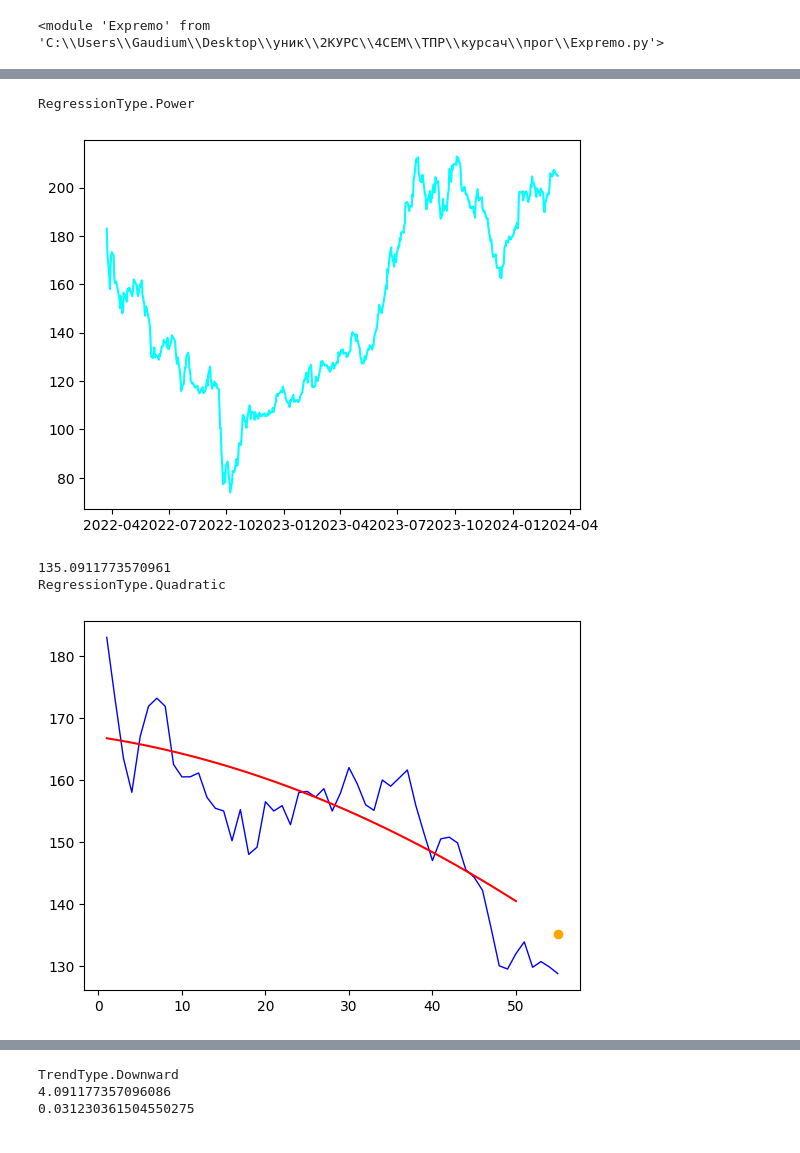
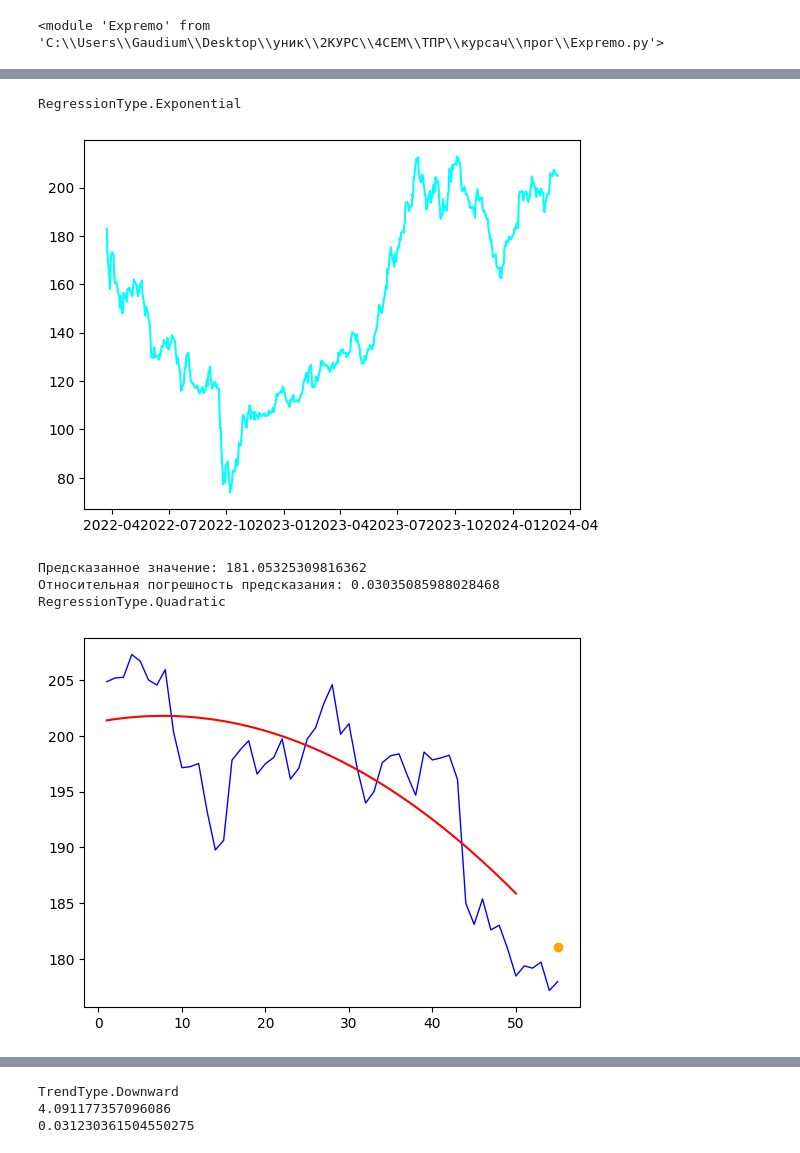
Before and after one commit to kgaudium/expremo, a Jupyter notebook: main.ipynb, the cells around one changed output, grey strips where cells are left out. Cells and saved outputs as stored; diff of their text form; code cells hidden in the pictures.

```diff
--- a/main.ipynb
+++ b/main.ipynb
@@ -18,8 +18,10 @@ importlib.reload(Expremo)
 # %% [output]
 <module 'Expremo' from 'C:\\Users\\Gaudium\\Desktop\\уник\\2КУРС\\4СЕМ\\ТПР\\курсач\\прог\\Expremo.py'>
 # %%
-nlmk_data = CsvToExchangeData.exchange_data_list_from_csv("Прошлые данные - NLMK.csv", ExchangeData.ExchangeDataType.Stock, "NLMK")
-nlmk_data.reverse()
-for stock in nlmk_data:
-    # print(stock)
-    pass
+nlmk_data = CsvToExchangeData.exchange_data_list_from_csv(csv_path="Прошлые данные - NLMK.csv",
+                                                          exchange_data_type=ExchangeData.ExchangeDataType.Stock,
+                                                          name="NLMK")
+
+price = [float(nlmk_data[i].price) for i in range(len(nlmk_data))]
+plt.plot([data.date for data in nlmk_data], price, color='blue')
+plt.show()
@@ -48,17 +52,19 @@ plt.plot([data.date for data in nlmk_data], price, color='cyan')
 print(Regression.get_best_regression_type(time, price))
 # print(prediction_set)
 # %% [output]
-RegressionType.Power
+RegressionType.Exponential
 [figure]
 # %%
 predictor = Expremo.Expremo(price, time)
-predictor.set_regression_type(Regression.get_best_regression_type(price, time))
+# predictor.set_regression_type(Regression.get_best_regression_type(price, time))
 
-print(predictor.predict(0, 50, 5))
+print(f"Предсказанное значение: {predictor.predict(0, 50, 5)}")
+print(f"Относительная погрешность предсказания: {Expremo.calculate_relative_prediction_error(predictor, 5)}")
 print(predictor.regression_type)
 Expremo.plot_prediction(predictor, 5)
 # %% [output]
-135.0911773570961
+Предсказанное значение: 181.05325309816362
+Относительная погрешность предсказания: 0.03035085988028468
 RegressionType.Quadratic
-[figure, old version]
+[figure, new version]
 # %%
```
Also changed, not shown: parts of 5 cells of this notebook, 1 other file.
